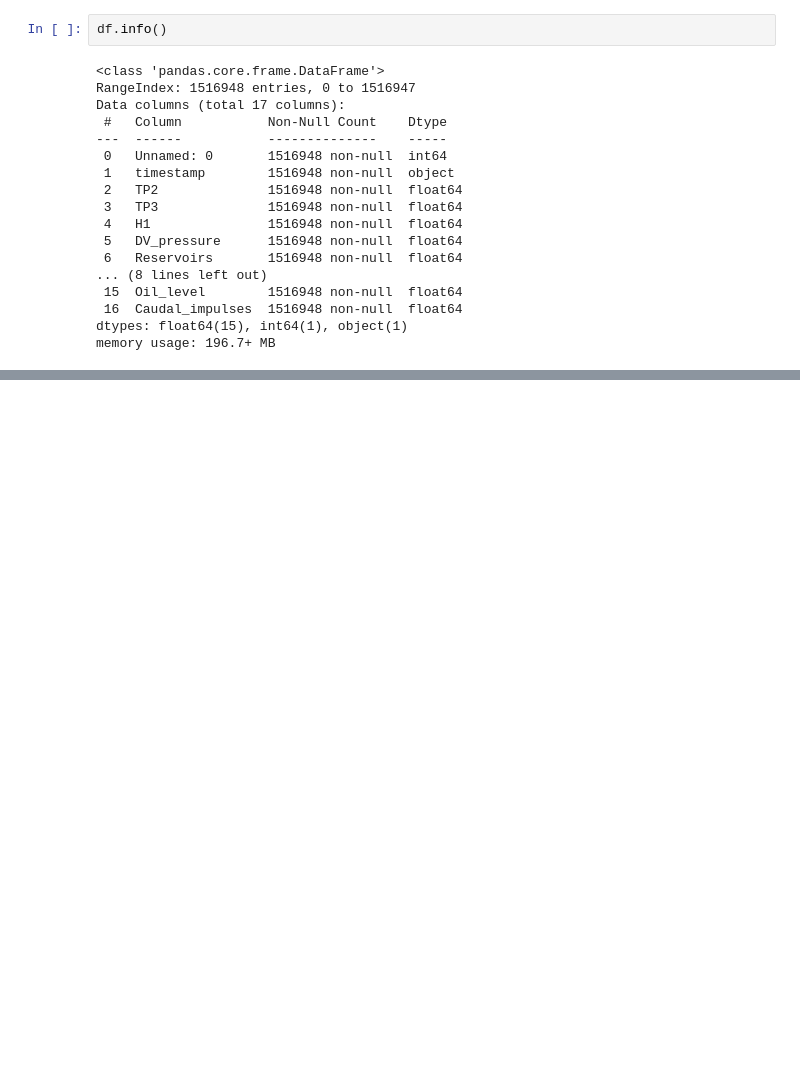
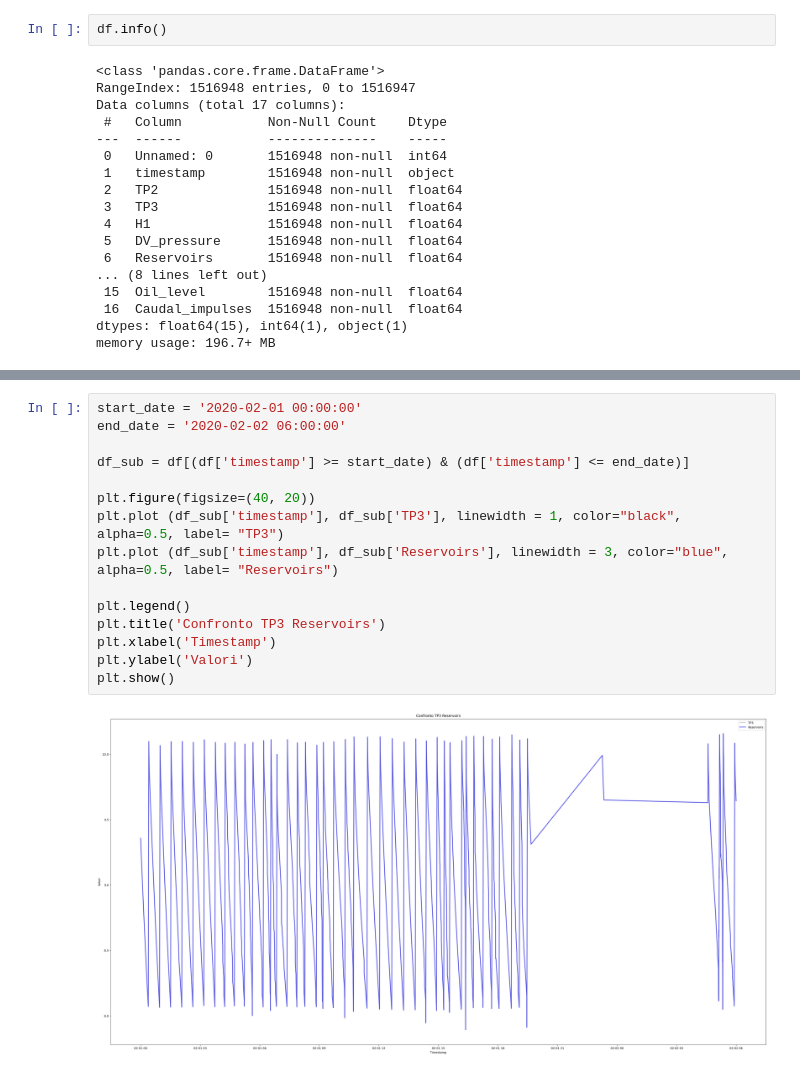
Before and after one commit to marcelloluca21-arch/metropt-monitor, a Jupyter notebook: analisi.ipynb, the cells around one changed output, grey strips where cells are left out. Saved outputs shown, nothing was run; the diff lists cells and outputs as text; blank space fills up the shorter version.

```diff
--- a/analisi.ipynb
+++ b/analisi.ipynb
@@ -39,0 +253,17 @@ memory usage: 196.7+ MB
+# %%
+start_date = '2020-02-01 00:00:00'
+end_date = '2020-02-02 06:00:00'
+
+df_sub = df[(df['timestamp'] >= start_date) & (df['timestamp'] <= end_date)]
+
+plt.figure(figsize=(40, 20))
+plt.plot (df_sub['timestamp'], df_sub['TP3'], linewidth = 1, color="black", alpha=0.5, label= "TP3")
+plt.plot (df_sub['timestamp'], df_sub['Reservoirs'], linewidth = 3, color="blue", alpha=0.5, label= "Reservoirs")
+
+plt.legend()
+plt.title('Confronto TP3 Reservoirs')
+plt.xlabel('Timestamp')
+plt.ylabel('Valori')
+plt.show()
+# %% [output]
+[figure, added]
```
Also changed, not shown: parts of 43 cells of this notebook, 1 other file.
